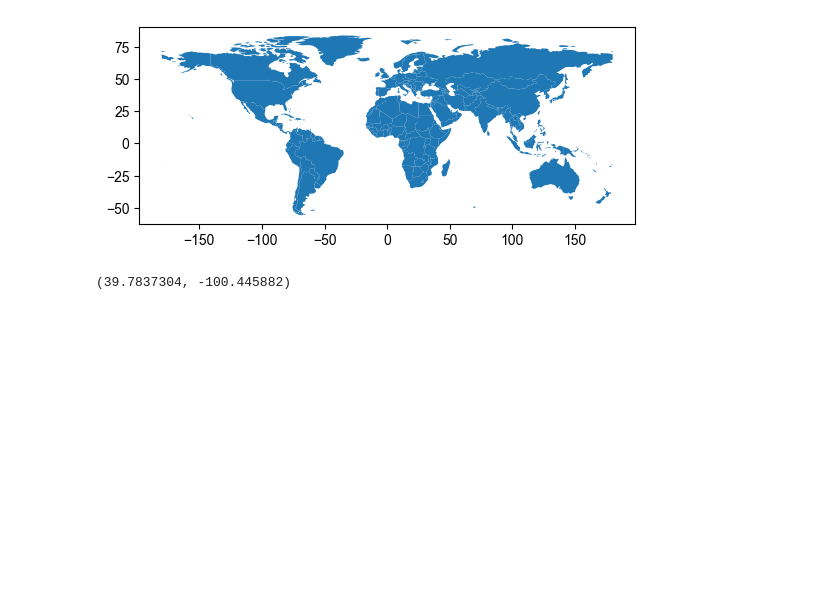
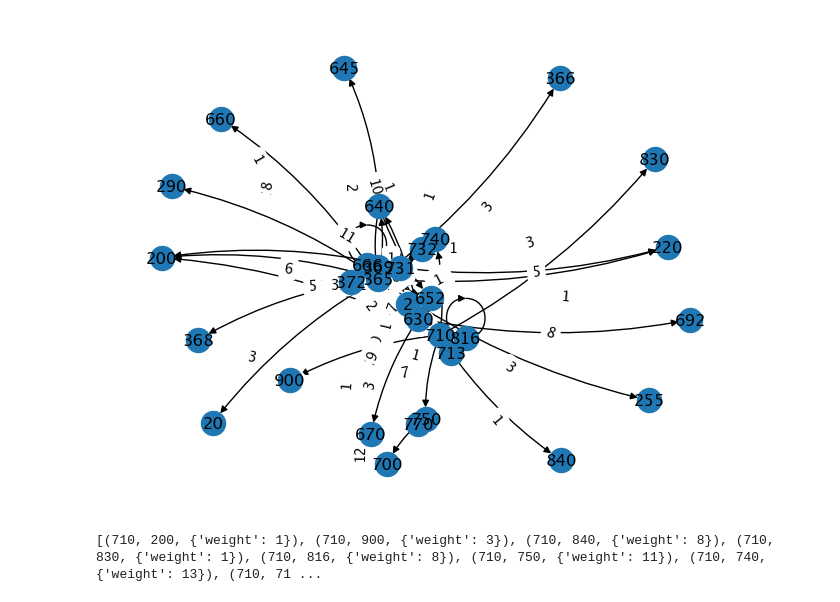
Before and after one commit to freinhard/dcid-sna, a Jupyter notebook: cyber-network.ipynb, the cells around one changed output. Cells and saved outputs as stored; diff of their text form; code cells hidden in the pictures; blank space fills up the shorter version.

```diff
--- a/cyber-network.ipynb
+++ b/cyber-network.ipynb
@@ -116,26 +140,44 @@ nx.draw(G, with_labels=True, node_color=[G.degree(node) for node in G], edge_col
+# %%
+# Todo: find a better layout
+pos = nx.spring_layout(G)
+nx.draw(G, with_labels=True, connectionstyle="arc3,rad=0.1")
+
+labels = nx.get_edge_attributes(G,'weight')
+
+# FIXME: place the labels in a better way
+nx.draw_networkx_edge_labels(G,pos,edge_labels=labels)
+plt.show()
+
+# show the datastructure of the graph
+print(G.edges(data=True))
+# %% [output]
+[figure, added]
+[(710, 200, {'weight': 1}), (710, 900, {'weight': 3}), (710, 840, {'weight': 8}), (710, 830, {'weight': 1}), (710, 816, {'weight': 8}), (710, 750, {'weight': 11}), (710, 740, {'weight': 13}), (710, 71 ...
 # %%
 # Show the network on a map
 # https://towardsdatascience.com/from-geojson-to-network-graph-analyzing-world-country-borders-in-python-ab81b5a8ce5a
 
-import geopandas as gpd
-plt.rcParams['font.family'] = 'Arial'
+# TODO: rework this part
 
-world_map = gpd.read_file(gpd.datasets.get_path("naturalearth_lowres"))
-world_map = world_map[world_map['continent'] != 'Antarctica']
-world_map.plot()
-plt.show()
+# import geopandas as gpd
+# plt.rcParams['font.family'] = 'Arial'
 
-world_map = world_map.set_index('iso_a3')
+# world_map = gpd.read_file(gpd.datasets.get_path("naturalearth_lowres"))
+# world_map = world_map[world_map['continent'] != 'Antarctica']
+# world_map.plot()
+# plt.show()
 
-# 1. Geocode the countries
-from geopy.geocoders import Nominatim
-geolocator = Nominatim(user_agent="dcid-sna")
+# world_map = world_map.set_index('iso_a3')
 
-def geolocate(country):
-    loc = geolocator.geocode(country)
-    return (loc.latitude, loc.longitude)
+# # 1. Geocode the countries
+# from geopy.geocoders import Nominatim
+# geolocator = Nominatim(user_agent="dcid-sna")
 
-print(geolocate('USA'))
+# def geolocate(country):
+#     loc = geolocator.geocode(country)
+#     return (loc.latitude, loc.longitude)
+
+# print(geolocate('USA'))
 
 # 2. Add the latitude and longitude to the graph
 
@@ -147,7 +189,4 @@ print(geolocate('USA'))
 # node_positions = {n: (d['longitude'], d['latitude']) for n, d in G.nodes(data=True)}
 
 # 3. Plot the network on the map
-# %% [output]
-[figure, removed]
-(39.7837304, -100.445882)
 # %%
```
Also changed, not shown: parts of 18 cells of this notebook, 2 other files.
